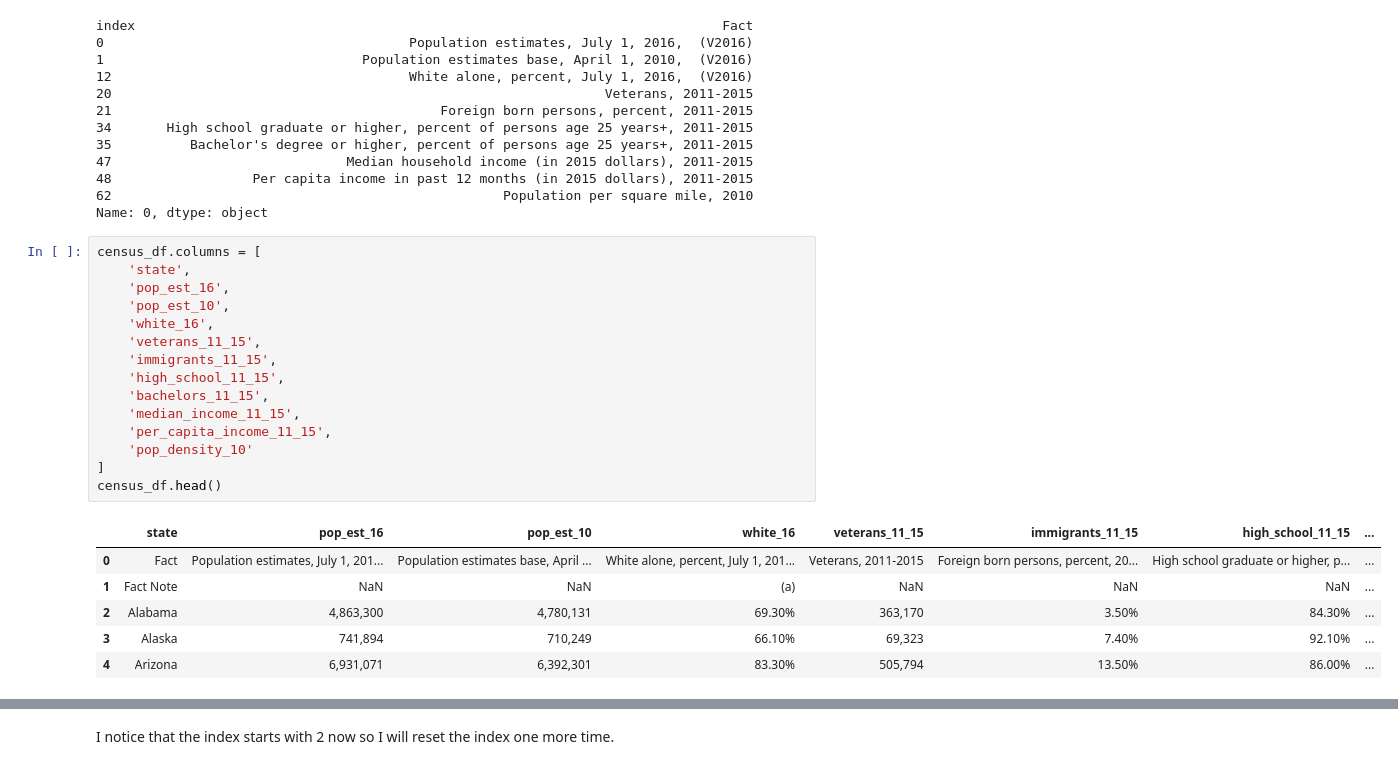
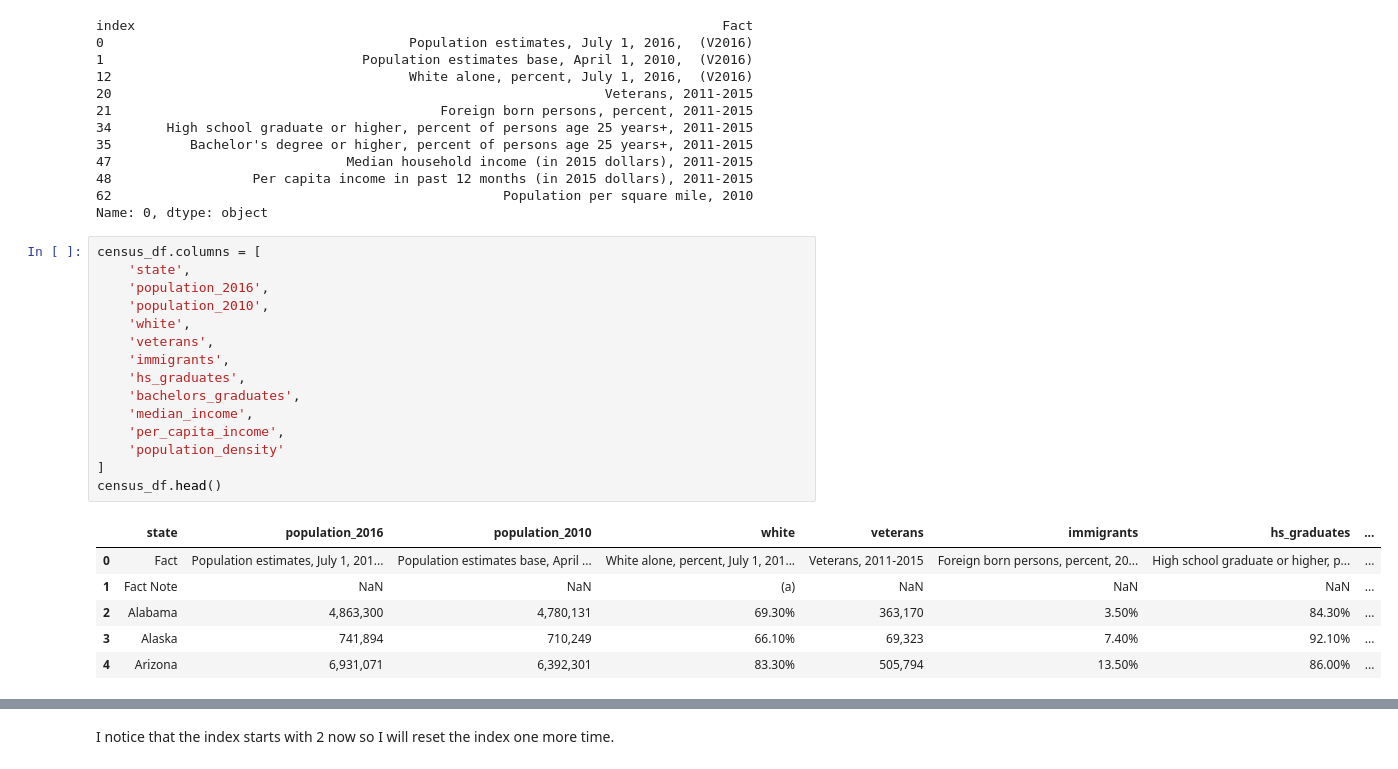
Before and after one commit to evanchen13/gun-census, a Jupyter notebook: gun-census.ipynb, the cells around one changed output, grey strips where cells are left out. Drawn from its saved outputs; the diff is of its cells as text.

```diff
--- a/gun-census.ipynb
+++ b/gun-census.ipynb
@@ -425,28 +425,28 @@ index
 48                  Per capita income in past 12 months (in 2015 dollars), 2011-2015
 62                                                  Population per square mile, 2010
 Name: 0, dtype: object
-# %%
-census_df.columns = [
-    'state',
-    'pop_est_16',
-    'pop_est_10',
-    'white_16',
-    'veterans_11_15',
-    'immigrants_11_15',
-    'high_school_11_15',
-    'bachelors_11_15',
-    'median_income_11_15',
-    'per_capita_income_11_15',
-    'pop_density_10'
-]
-census_df.head()
-# %% [output]
-|  | state | pop_est_16 | pop_est_10 | white_16 | veterans_11_15 | immigrants_11_15 | high_school_11_15 | ... |
-| 0 | Fact | Population estimates, July 1, 201... | Population estimates base, April ... | White alone, percent, July 1, 201... | Veterans, 2011-2015 | Foreign born persons, percent, 20... | High school graduate or higher, p... | ... |
-| 1 | Fact Note | NaN | NaN | (a) | NaN | NaN | NaN | ... |
-| 2 | Alabama | 4,863,300 | 4,780,131 | 69.30% | 363,170 | 3.50% | 84.30% | ... |
-| 3 | Alaska | 741,894 | 710,249 | 66.10% | 69,323 | 7.40% | 92.10% | ... |
-| 4 | Arizona | 6,931,071 | 6,392,301 | 83.30% | 505,794 | 13.50% | 86.00% | ... |
+# %%
+census_df.columns = [
+    'state',
+    'population_2016',
+    'population_2010',
+    'white',
+    'veterans',
+    'immigrants',
+    'hs_graduates',
+    'bachelors_graduates',
+    'median_income',
+    'per_capita_income',
+    'population_density'
+]
+census_df.head()
+# %% [output]
+|  | state | population_2016 | population_2010 | white | veterans | immigrants | hs_graduates | ... |
+| 0 | Fact | Population estimates, July 1, 201... | Population estimates base, April ... | White alone, percent, July 1, 201... | Veterans, 2011-2015 | Foreign born persons, percent, 20... | High school graduate or higher, p... | ... |
+| 1 | Fact Note | NaN | NaN | (a) | NaN | NaN | NaN | ... |
+| 2 | Alabama | 4,863,300 | 4,780,131 | 69.30% | 363,170 | 3.50% | 84.30% | ... |
+| 3 | Alaska | 741,894 | 710,249 | 66.10% | 69,323 | 7.40% | 92.10% | ... |
+| 4 | Arizona | 6,931,071 | 6,392,301 | 83.30% | 505,794 | 13.50% | 86.00% | ... |
 # %%
 # remove first 2 rows
 census_df.drop([0, 1], inplace=True)
```
Also changed, not shown: parts of 25 cells of this notebook.
